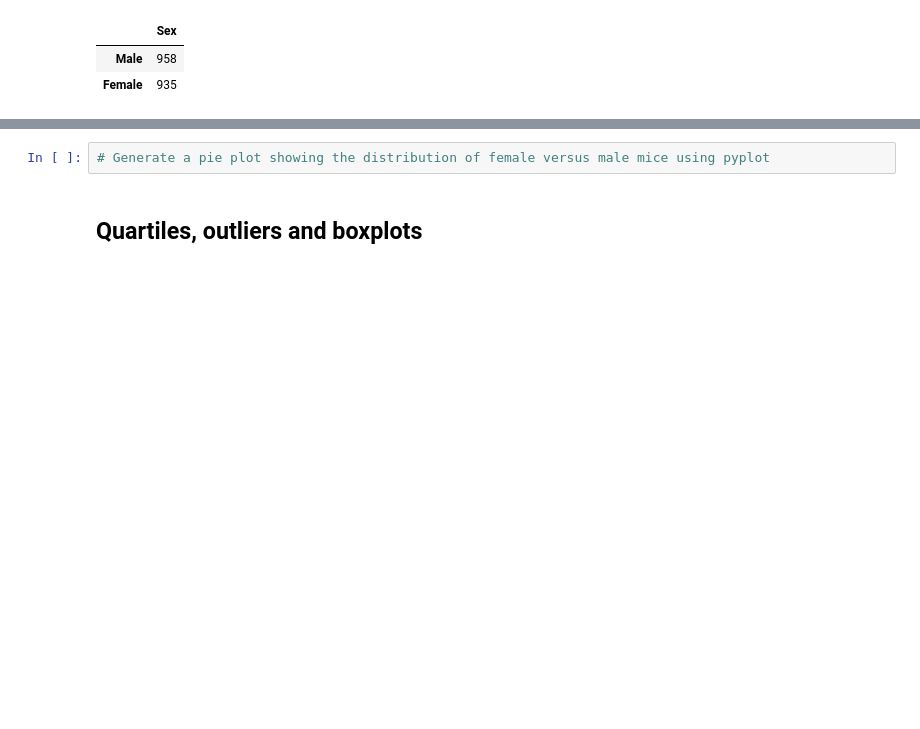
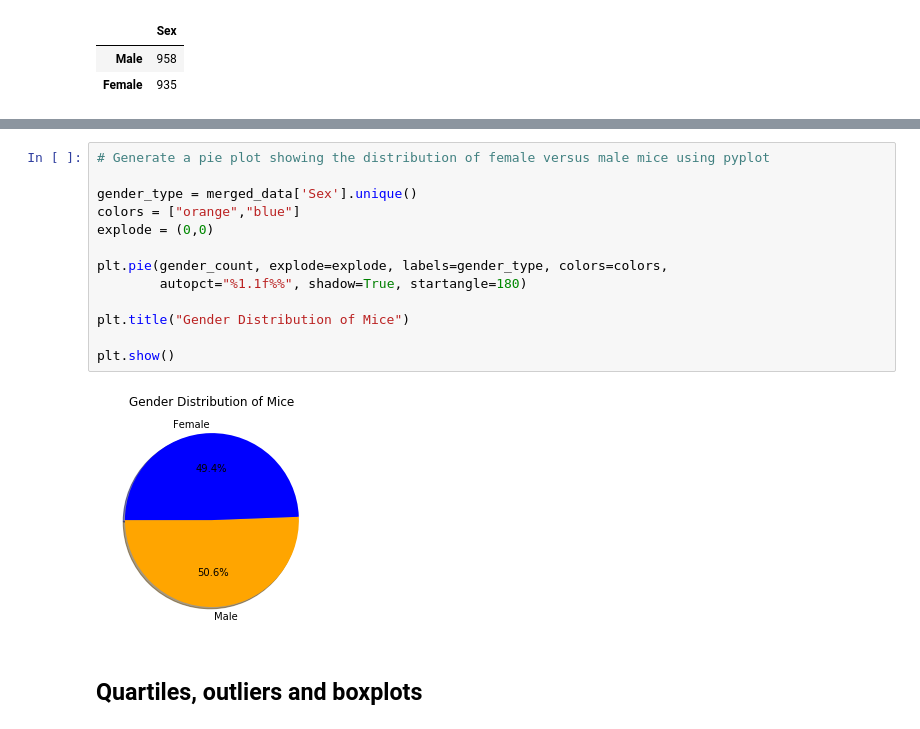
Before and after one commit to kamanzol/MatPlot, a Jupyter notebook: Pymaceuticals/pymaceuticals_starter.ipynb, the cells around one changed output, grey strips where cells are left out. Cells and saved outputs as stored; diff of their text form; blank space fills up the shorter version.

```diff
--- a/Pymaceuticals/pymaceuticals_starter.ipynb
+++ b/Pymaceuticals/pymaceuticals_starter.ipynb
@@ -139,5 +140,18 @@ merged_data.groupby('Sex')['Mouse ID'].count().plot(kind='pie')
 # %%
 # Generate a pie plot showing the distribution of female versus male mice using pyplot
+
+gender_type = merged_data['Sex'].unique()
+colors = ["orange","blue"]
+explode = (0,0)
+
+plt.pie(gender_count, explode=explode, labels=gender_type, colors=colors,
+        autopct="%1.1f%%", shadow=True, startangle=180)
+
+plt.title("Gender Distribution of Mice")
+
+plt.show()
+# %% [output]
+[figure, added]
 # %% [markdown]
 ## Quartiles, outliers and boxplots
 # %%
```
Also changed, not shown: parts of 1 cell of this notebook.
